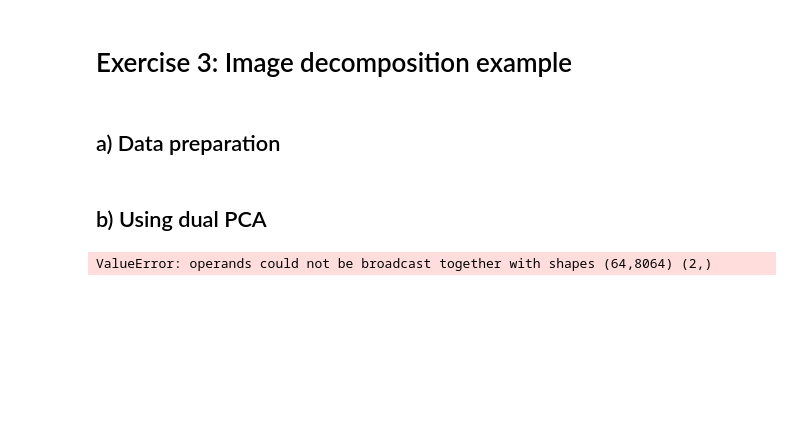
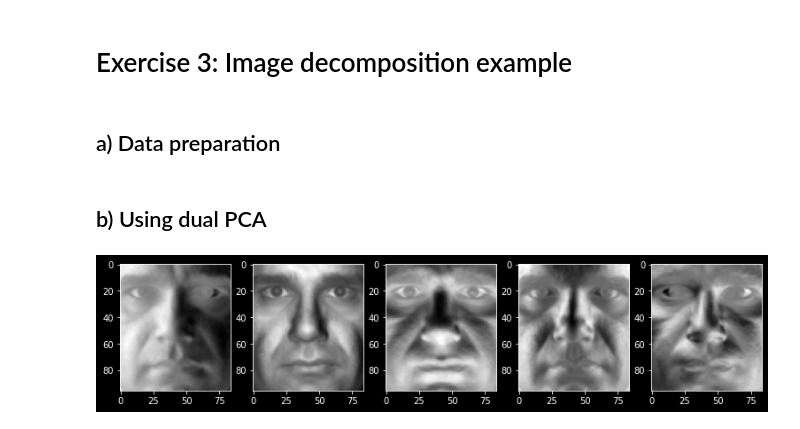
Before and after one commit to gendestry/UZ_Naloga6, a Jupyter notebook: assignment.ipynb, the cells around one changed output. Drawn from its saved outputs; the diff is of its cells as text; code cells hidden in the pictures; blank space fills up the shorter version.

```diff
--- a/assignment.ipynb
+++ b/assignment.ipynb
@@ -105,2 +124,29 @@ def dual_PCA(in_points):
+# %%
+class DualPCA:
+    def __init__(self, points):
+        self.mu = np.mean(points, axis=0)
+        centered = points - self.mu
+        self.C = (1 / (points.shape[1] - 1)) * centered @ centered.T
+
+        self.U, self.S, _ = np.linalg.svd(self.C)
+        self.U = (centered.T @ self.U) @ np.sqrt(np.linalg.inv(np.diag(self.S) * (points.shape[1] - 1)))
+
+    def project(self, point):
+        return self.U.T @ (point - self.mu)
+
+    def project_arr(self, points):
+        pts = np.copy(points)
+        for i, p in enumerate(points):
+            pts[i] = self.project(p)
+        return pts
+
+    def project_back(self, point):
+        return (self.U @ point) + self.mu
+
+    def project_back_arr(self, points):
+        pts = np.copy(points)
+        for i, p in enumerate(points):
+            pts[i] = self.project_back(p)
+        return pts
 # %%
 np.set_printoptions(suppress=True)
@@ -133,6 +185,7 @@ array([[ 1., -0.],
 # %%
 def prepare_imgs(path):
 	ret = []
+	x = True
 	for f in os.listdir(path):
 		ret.append(cv2.cvtColor(cv2.imread(path + f), cv2.COLOR_BGR2GRAY).reshape(-1))
 
@@ -141,6 +194,13 @@ def prepare_imgs(path):
 ## b) Using dual PCA
 # %%
 images1_prep = prepare_imgs('data/faces/1/')
-images1_mu, images1_U = dual_PCA(images1_prep)
-# %% [output]
-ValueError: operands could not be broadcast together with shapes (64,8064) (2,)
+# %%
+dual_pca_imgs = DualPCA(images1_prep)
+
+plt.figure(figsize=(15,5))
+for i in range(5):
+    plt.subplot(1, 5, i + 1)
+    plt.imshow(dual_pca_imgs.U[:,i].reshape(96, 84), cmap='gray')
+plt.show()
+# %% [output]
+[figure, added]
```
Also changed, not shown: parts of 12 cells of this notebook.
